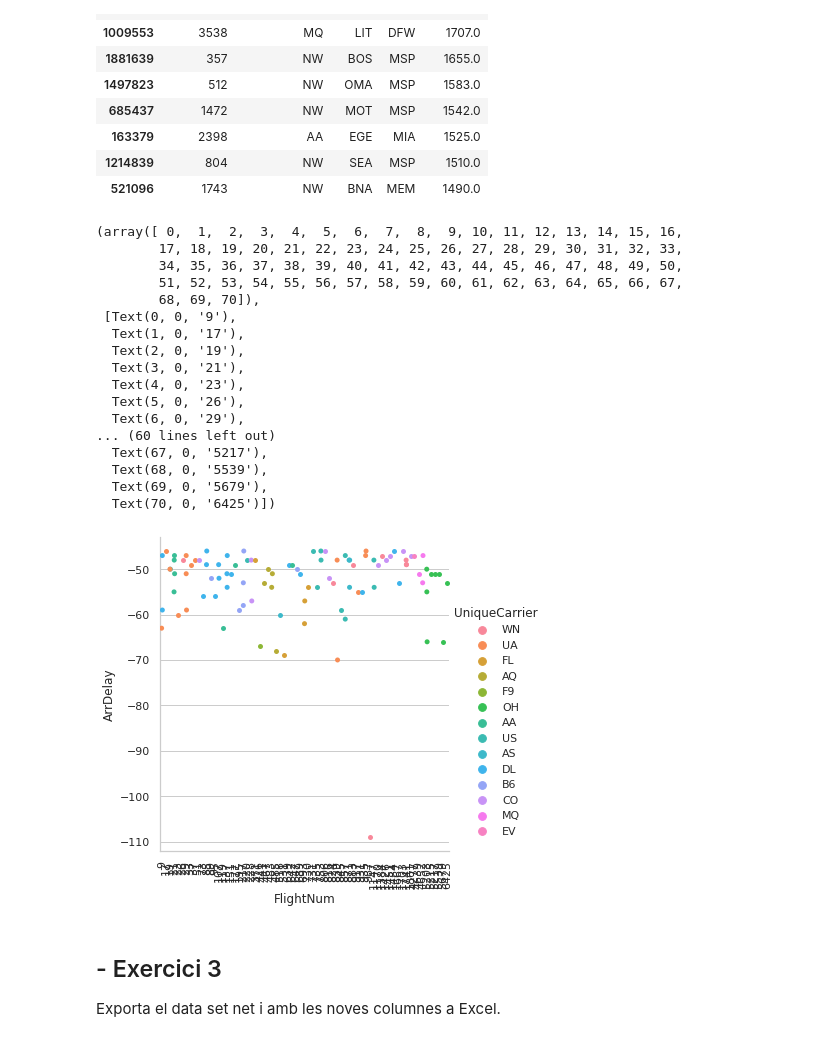
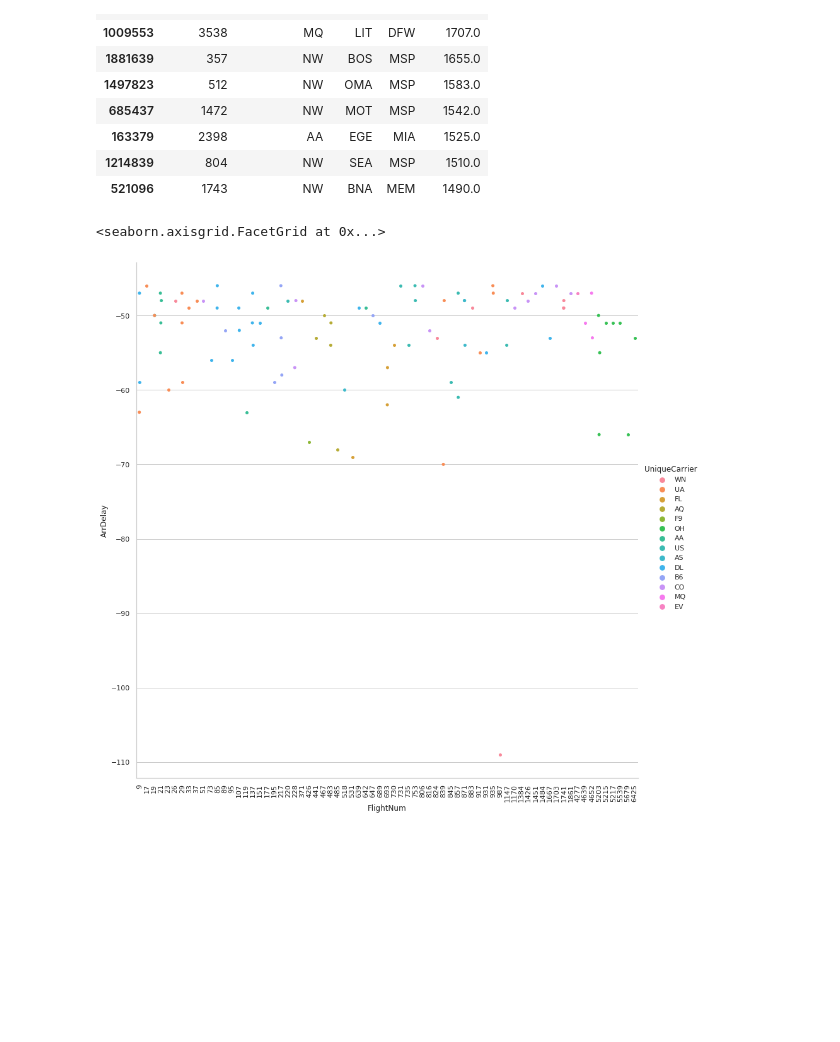
Before and after one commit to mmarcrr/visualitzaci-_explorat-ria, a Jupyter notebook: S04T01.ipynb, the cells around one changed output. Saved outputs shown, nothing was run; the diff lists cells and outputs as text; code cells hidden in the pictures; blank space fills up the shorter version.

```diff
--- a/S04T01.ipynb
+++ b/S04T01.ipynb
@@ -305,29 +305,9 @@ df.sort_values(by="ArrDelay",ascending=False).head(10)[['FlightNum','UniqueCarri
 | 1214839 | 804 | NW | SEA | MSP | 1510.0 |
 | 521096 | 1743 | NW | BNA | MEM | 1490.0 |
 # %%
-plt.rcParams['figure.figsize'] = [29, 12]
 data=df.sort_values(by='ArrDelay').head(100)
-sns.catplot(y="ArrDelay", x="FlightNum", hue="UniqueCarrier", data=data )
-plt.xticks(rotation='vertical')
+pic=sns.catplot(y="ArrDelay", x="FlightNum", hue="UniqueCarrier", data=data, height=12 )
+pic.set_xticklabels(rotation=90)
 # %% [output]
-(array([ 0,  1,  2,  3,  4,  5,  6,  7,  8,  9, 10, 11, 12, 13, 14, 15, 16,
-        17, 18, 19, 20, 21, 22, 23, 24, 25, 26, 27, 28, 29, 30, 31, 32, 33,
-        34, 35, 36, 37, 38, 39, 40, 41, 42, 43, 44, 45, 46, 47, 48, 49, 50,
-        51, 52, 53, 54, 55, 56, 57, 58, 59, 60, 61, 62, 63, 64, 65, 66, 67,
-        68, 69, 70]),
- [Text(0, 0, '9'),
-  Text(1, 0, '17'),
-  Text(2, 0, '19'),
-  Text(3, 0, '21'),
-  Text(4, 0, '23'),
-  Text(5, 0, '26'),
-  Text(6, 0, '29'),
-... (60 lines left out)
-  Text(67, 0, '5217'),
-  Text(68, 0, '5539'),
-  Text(69, 0, '5679'),
-  Text(70, 0, '6425')])
+<seaborn.axisgrid.FacetGrid at 0x...>
-[figure, old version]
+[figure, new version]
-# %% [markdown]
-## - Exercici 3
-Exporta el data set net i amb les noves columnes a Excel.
```
Also changed, not shown: parts of 2 cells of this notebook.
